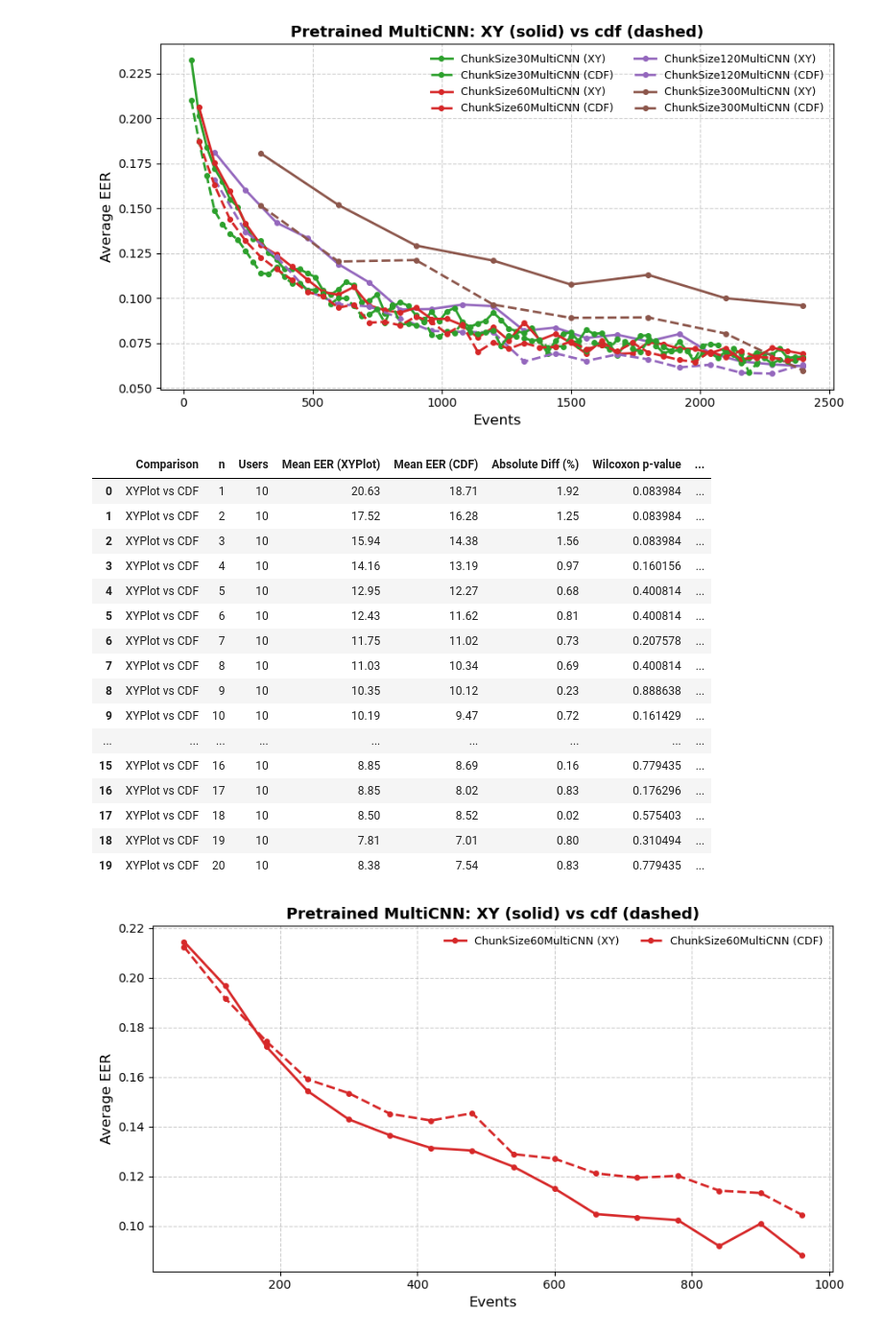
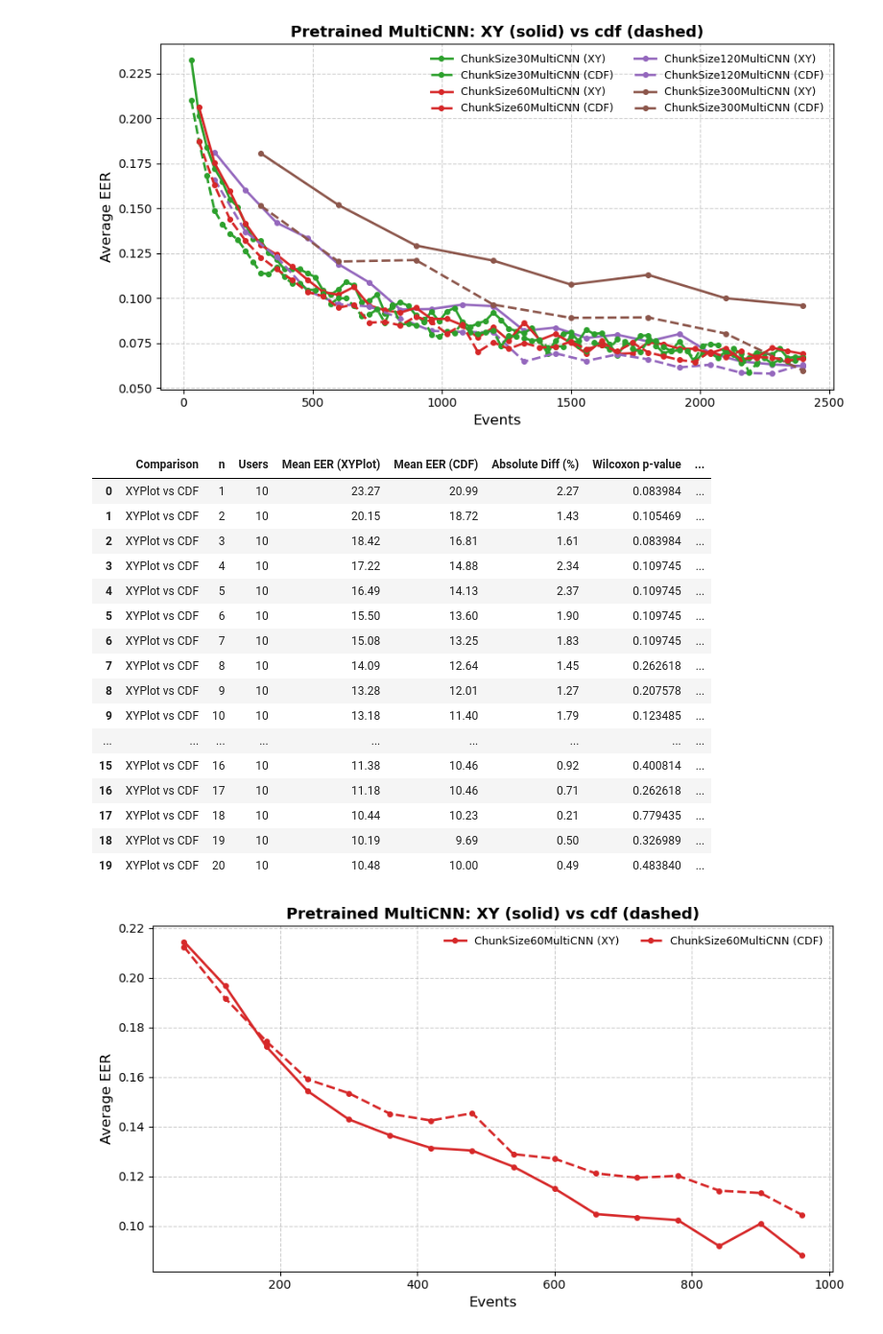
Before and after one commit to S-lijun/Mouse_Dynamics, a Jupyter notebook: Results_New.ipynb, the cells around one changed output. Shown at 96% size. Saved outputs shown, nothing was run; the diff lists cells and outputs as text; code cells hidden in the pictures.

```diff
--- a/Results_New.ipynb
+++ b/Results_New.ipynb
@@ -438,39 +438,39 @@ plot_chunk_xy_cdf_curves(
 # %%
 from statistics_things.wilcoxon_curve_compare import wilcoxon_curve_test
 
-json_xy = "Visualization/Test/per-user_XYPlot/ChunkSize60MultiCNN.json"
-json_cdf = "Visualization/Test/per-user_cdf/ChunkSize60MultiCNN.json"
+json_xy = "Visualization/Test/per-user_XYPlot/ChunkSize30MultiCNN.json"
+json_cdf = "Visualization/Test/per-user_cdf/ChunkSize30MultiCNN.json"
 
 n_targets = [i+1 for i in range(20)]
 
 df = wilcoxon_curve_test(
     json_xy,
     json_cdf,
     n_targets,
     label_a="XYPlot",
     label_b="CDF",
-    alpha=0.1
+    alpha=0.2
 )
 
 df
 # %% [output]
 |  | Comparison | n | Users | Mean EER (XYPlot) | Mean EER (CDF) | Absolute Diff (%) | Wilcoxon p-value | ... |
-| 0 | XYPlot vs CDF | 1 | 10 | 20.63 | 18.71 | 1.92 | 0.083984 | ... |
-| 1 | XYPlot vs CDF | 2 | 10 | 17.52 | 16.28 | 1.25 | 0.083984 | ... |
-| 2 | XYPlot vs CDF | 3 | 10 | 15.94 | 14.38 | 1.56 | 0.083984 | ... |
-| 3 | XYPlot vs CDF | 4 | 10 | 14.16 | 13.19 | 0.97 | 0.160156 | ... |
-| 4 | XYPlot vs CDF | 5 | 10 | 12.95 | 12.27 | 0.68 | 0.400814 | ... |
-| 5 | XYPlot vs CDF | 6 | 10 | 12.43 | 11.62 | 0.81 | 0.400814 | ... |
-| 6 | XYPlot vs CDF | 7 | 10 | 11.75 | 11.02 | 0.73 | 0.207578 | ... |
-| 7 | XYPlot vs CDF | 8 | 10 | 11.03 | 10.34 | 0.69 | 0.400814 | ... |
-| 8 | XYPlot vs CDF | 9 | 10 | 10.35 | 10.12 | 0.23 | 0.888638 | ... |
-| 9 | XYPlot vs CDF | 10 | 10 | 10.19 | 9.47 | 0.72 | 0.161429 | ... |
+| 0 | XYPlot vs CDF | 1 | 10 | 23.27 | 20.99 | 2.27 | 0.083984 | ... |
+| 1 | XYPlot vs CDF | 2 | 10 | 20.15 | 18.72 | 1.43 | 0.105469 | ... |
+| 2 | XYPlot vs CDF | 3 | 10 | 18.42 | 16.81 | 1.61 | 0.083984 | ... |
+| 3 | XYPlot vs CDF | 4 | 10 | 17.22 | 14.88 | 2.34 | 0.109745 | ... |
+| 4 | XYPlot vs CDF | 5 | 10 | 16.49 | 14.13 | 2.37 | 0.109745 | ... |
+| 5 | XYPlot vs CDF | 6 | 10 | 15.50 | 13.60 | 1.90 | 0.109745 | ... |
+| 6 | XYPlot vs CDF | 7 | 10 | 15.08 | 13.25 | 1.83 | 0.109745 | ... |
+| 7 | XYPlot vs CDF | 8 | 10 | 14.09 | 12.64 | 1.45 | 0.262618 | ... |
+| 8 | XYPlot vs CDF | 9 | 10 | 13.28 | 12.01 | 1.27 | 0.207578 | ... |
+| 9 | XYPlot vs CDF | 10 | 10 | 13.18 | 11.40 | 1.79 | 0.123485 | ... |
 | ... | ... | ... | ... | ... | ... | ... | ... | ... |
-| 15 | XYPlot vs CDF | 16 | 10 | 8.85 | 8.69 | 0.16 | 0.779435 | ... |
-| 16 | XYPlot vs CDF | 17 | 10 | 8.85 | 8.02 | 0.83 | 0.176296 | ... |
-| 17 | XYPlot vs CDF | 18 | 10 | 8.50 | 8.52 | 0.02 | 0.575403 | ... |
-| 18 | XYPlot vs CDF | 19 | 10 | 7.81 | 7.01 | 0.80 | 0.310494 | ... |
-| 19 | XYPlot vs CDF | 20 | 10 | 8.38 | 7.54 | 0.83 | 0.779435 | ... |
+| 15 | XYPlot vs CDF | 16 | 10 | 11.38 | 10.46 | 0.92 | 0.400814 | ... |
+| 16 | XYPlot vs CDF | 17 | 10 | 11.18 | 10.46 | 0.71 | 0.262618 | ... |
+| 17 | XYPlot vs CDF | 18 | 10 | 10.44 | 10.23 | 0.21 | 0.779435 | ... |
+| 18 | XYPlot vs CDF | 19 | 10 | 10.19 | 9.69 | 0.50 | 0.326989 | ... |
+| 19 | XYPlot vs CDF | 20 | 10 | 10.48 | 10.00 | 0.49 | 0.483840 | ... |
 # %%
 plot_chunk_xy_cdf_curves(
     xy_dir="Visualization/Pretrained/XYPlot",
```
Also changed, not shown: 3 other files.
